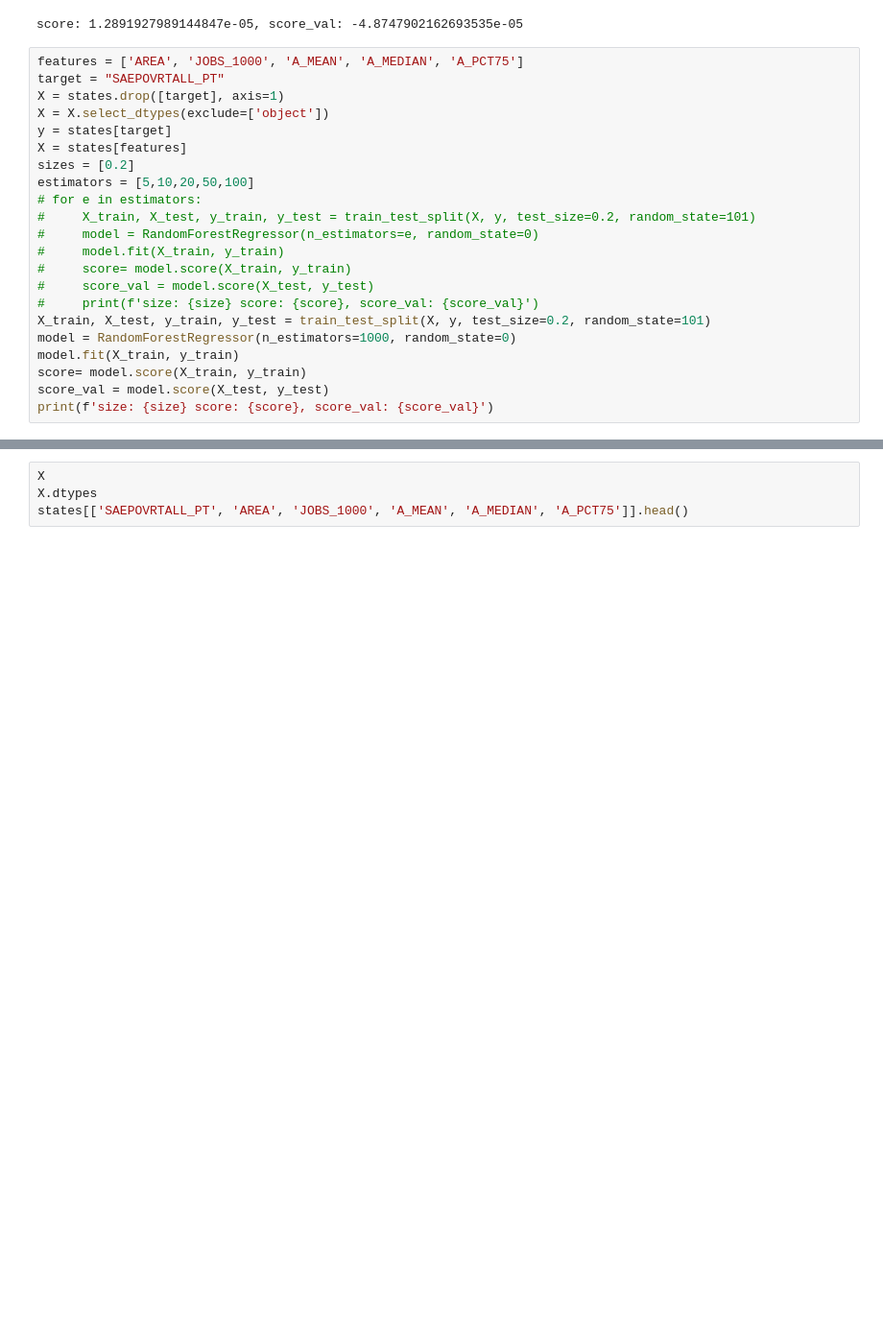
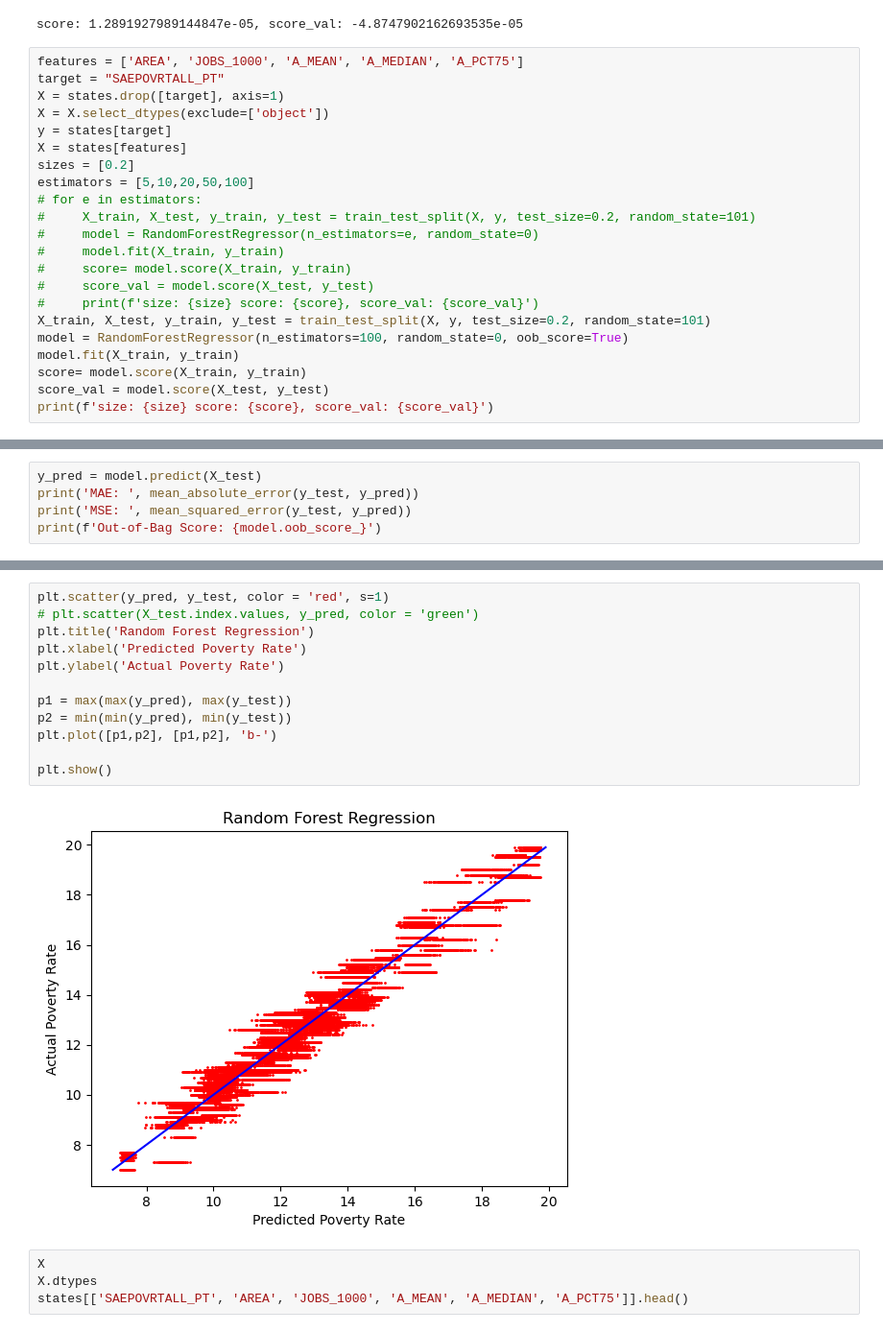
Before and after one commit to sammoe60/data-vikings, a Jupyter notebook: state_ML.ipynb, the cells around one changed output, grey strips where cells are left out. Shown at 96% size. Drawn from its saved outputs; the diff is of its cells as text; blank space fills up the shorter version.

Commit message:
Added rating and visuaizations for random forest model

```diff
--- a/state_ML.ipynb
+++ b/state_ML.ipynb
@@ -146,7 +147,7 @@ estimators = [5,10,20,50,100]
 #     score_val = model.score(X_test, y_test)
 #     print(f'size: {size} score: {score}, score_val: {score_val}')
 X_train, X_test, y_train, y_test = train_test_split(X, y, test_size=0.2, random_state=101)
-model = RandomForestRegressor(n_estimators=1000, random_state=0)
+model = RandomForestRegressor(n_estimators=100, random_state=0, oob_score=True)
 model.fit(X_train, y_train)
 score= model.score(X_train, y_train)
 score_val = model.score(X_test, y_test)
@@ -155,0 +157,5 @@ size: 0.6 score: 0.9934132586839042, score_val: 0.9510677195931413
+# %%
+y_pred = model.predict(X_test)
+print('MAE: ', mean_absolute_error(y_test, y_pred))
+print('MSE: ', mean_squared_error(y_test, y_pred))
+print(f'Out-of-Bag Score: {model.oob_score_}')
@@ -156,3 +174,17 @@ size: 0.6 score: 0.9934132586839042, score_val: 0.9510677195931413
+# %%
+plt.scatter(y_pred, y_test, color = 'red', s=1)
+# plt.scatter(X_test.index.values, y_pred, color = 'green')
+plt.title('Random Forest Regression')
+plt.xlabel('Predicted Poverty Rate')
+plt.ylabel('Actual Poverty Rate')
+
+p1 = max(max(y_pred), max(y_test))
+p2 = min(min(y_pred), min(y_test))
+plt.plot([p1,p2], [p1,p2], 'b-')
+
+plt.show()
+# %% [output]
+[figure, added]
 # %%
 X
 X.dtypes
```
Also changed, not shown: parts of 12 cells of this notebook, 1 other file.
